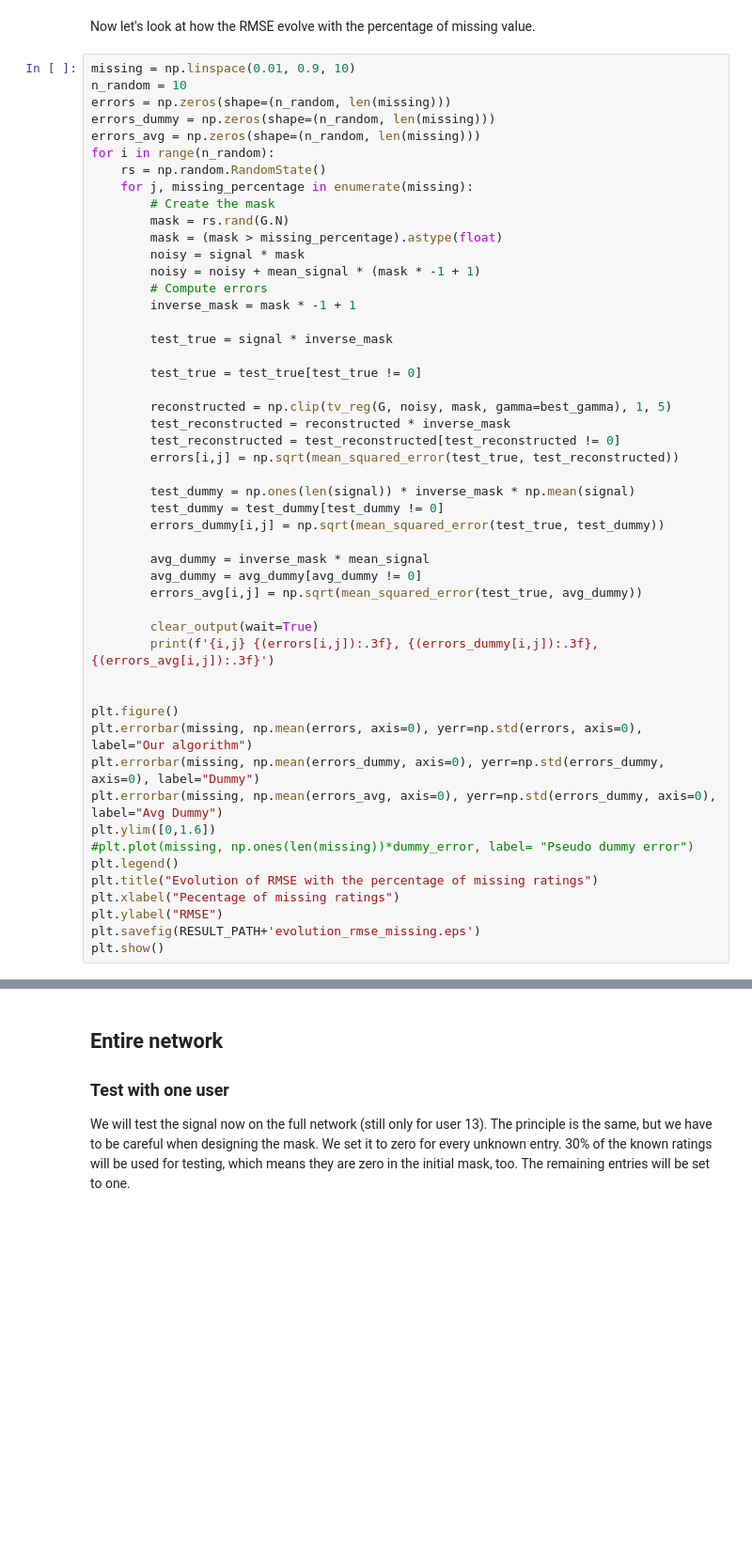
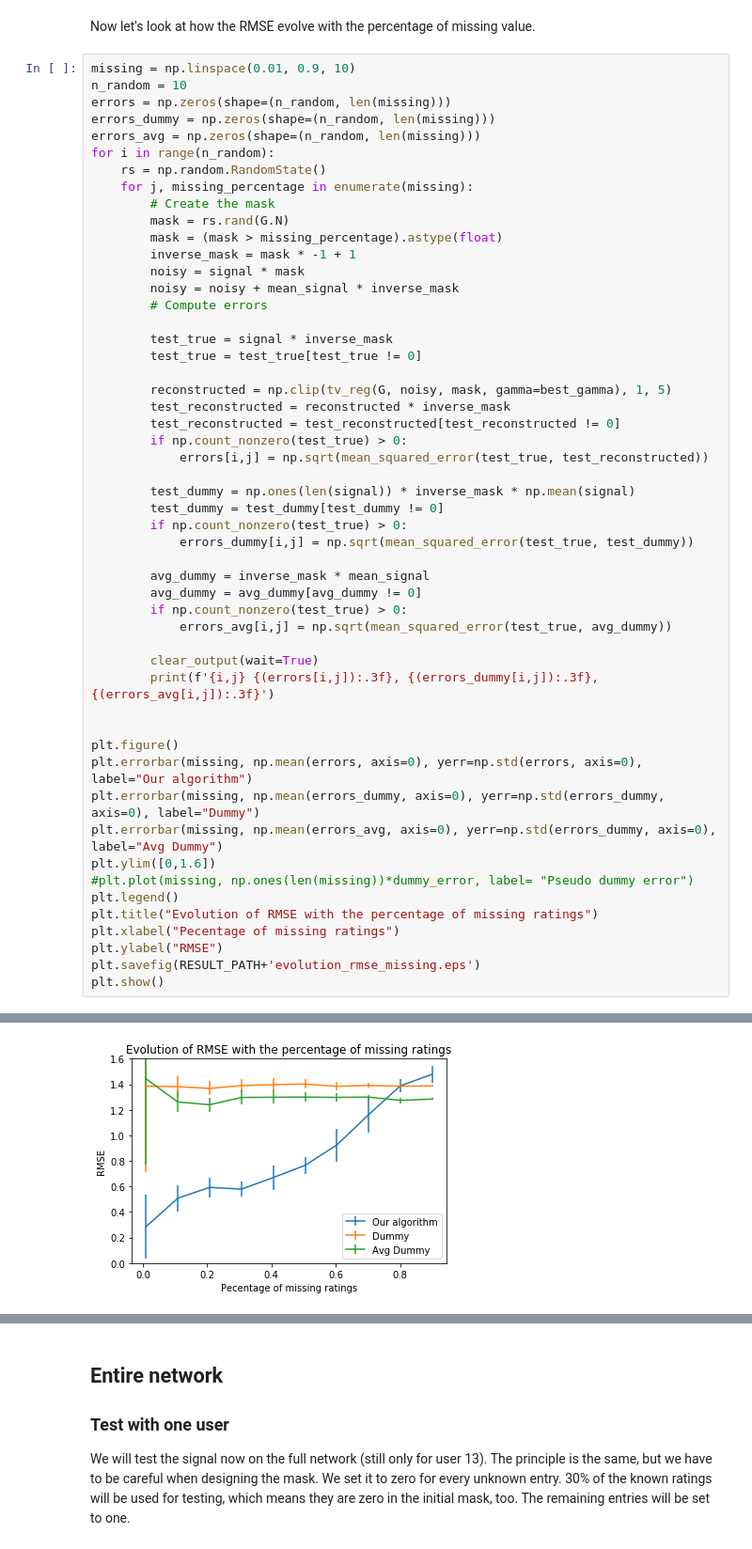
Before and after one commit to Lambo97/MovieRecommendation, a Jupyter notebook: src/tv_regularization2.ipynb, the cells around one changed output, grey strips where cells are left out. Shown at 94% size. Drawn from its saved outputs; the diff is of its cells as text; blank space fills up the shorter version.

```diff
--- a/src/tv_regularization2.ipynb
+++ b/src/tv_regularization2.ipynb
@@ -246,27 +245,29 @@ for i in range(n_random):
         # Create the mask
         mask = rs.rand(G.N)
         mask = (mask > missing_percentage).astype(float)
+        inverse_mask = mask * -1 + 1
         noisy = signal * mask
-        noisy = noisy + mean_signal * (mask * -1 + 1)
+        noisy = noisy + mean_signal * inverse_mask
         # Compute errors
-        inverse_mask = mask * -1 + 1
 
         test_true = signal * inverse_mask
-
         test_true = test_true[test_true != 0]
 
         reconstructed = np.clip(tv_reg(G, noisy, mask, gamma=best_gamma), 1, 5)
         test_reconstructed = reconstructed * inverse_mask
         test_reconstructed = test_reconstructed[test_reconstructed != 0]
-        errors[i,j] = np.sqrt(mean_squared_error(test_true, test_reconstructed))
+        if np.count_nonzero(test_true) > 0:
+            errors[i,j] = np.sqrt(mean_squared_error(test_true, test_reconstructed))
 
         test_dummy = np.ones(len(signal)) * inverse_mask * np.mean(signal)
         test_dummy = test_dummy[test_dummy != 0]
-        errors_dummy[i,j] = np.sqrt(mean_squared_error(test_true, test_dummy))
+        if np.count_nonzero(test_true) > 0:
+            errors_dummy[i,j] = np.sqrt(mean_squared_error(test_true, test_dummy))
 
         avg_dummy = inverse_mask * mean_signal
         avg_dummy = avg_dummy[avg_dummy != 0]
-        errors_avg[i,j] = np.sqrt(mean_squared_error(test_true, avg_dummy))
+        if np.count_nonzero(test_true) > 0:
+            errors_avg[i,j] = np.sqrt(mean_squared_error(test_true, avg_dummy))
 
         clear_output(wait=True)
         print(f'{i,j} {(errors[i,j]):.3f}, {(errors_dummy[i,j]):.3f}, {(errors_avg[i,j]):.3f}')
@@ -289,0 +292 @@ KeyboardInterrupt:
+[figure, added]
```
Also changed, not shown: parts of 14 cells of this notebook.
